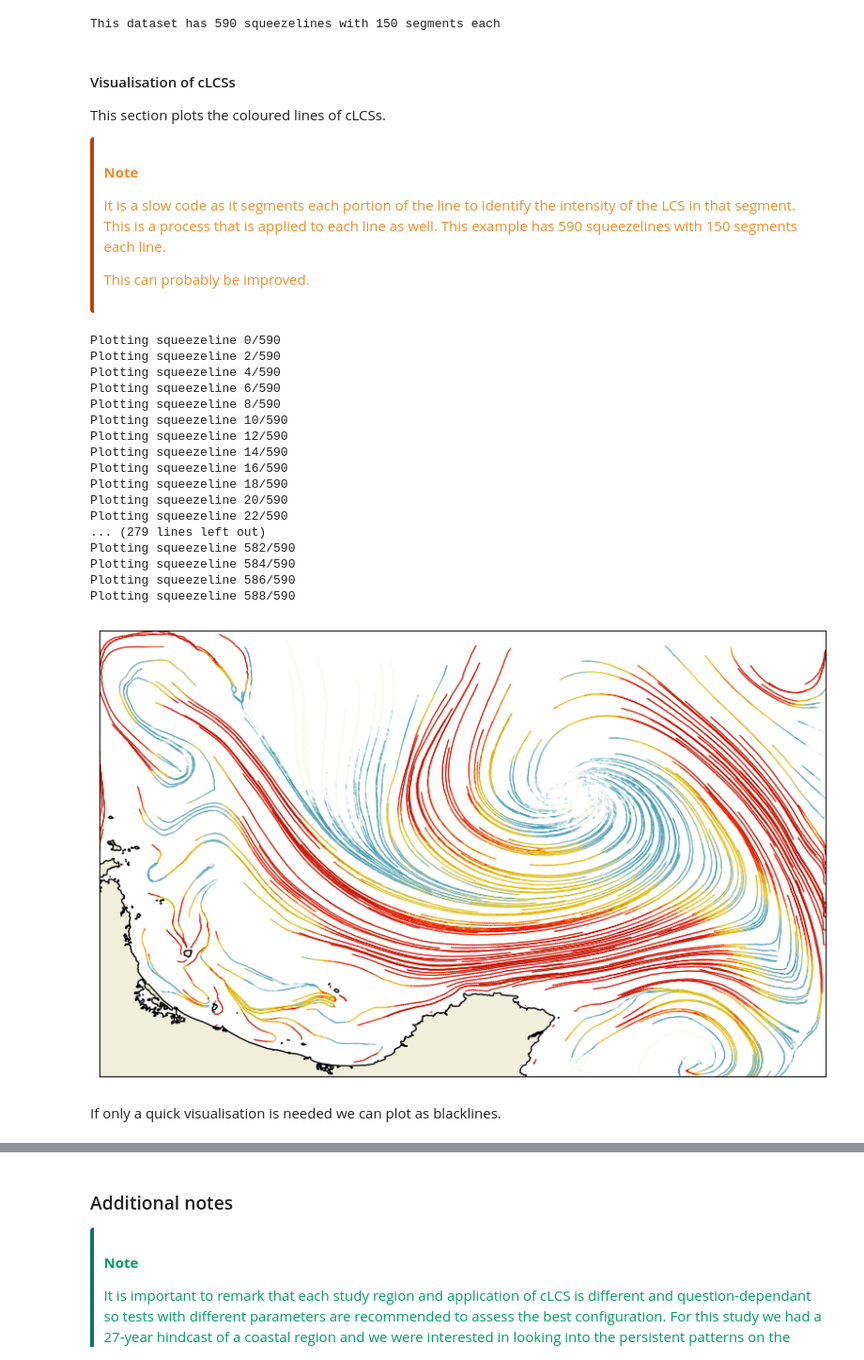
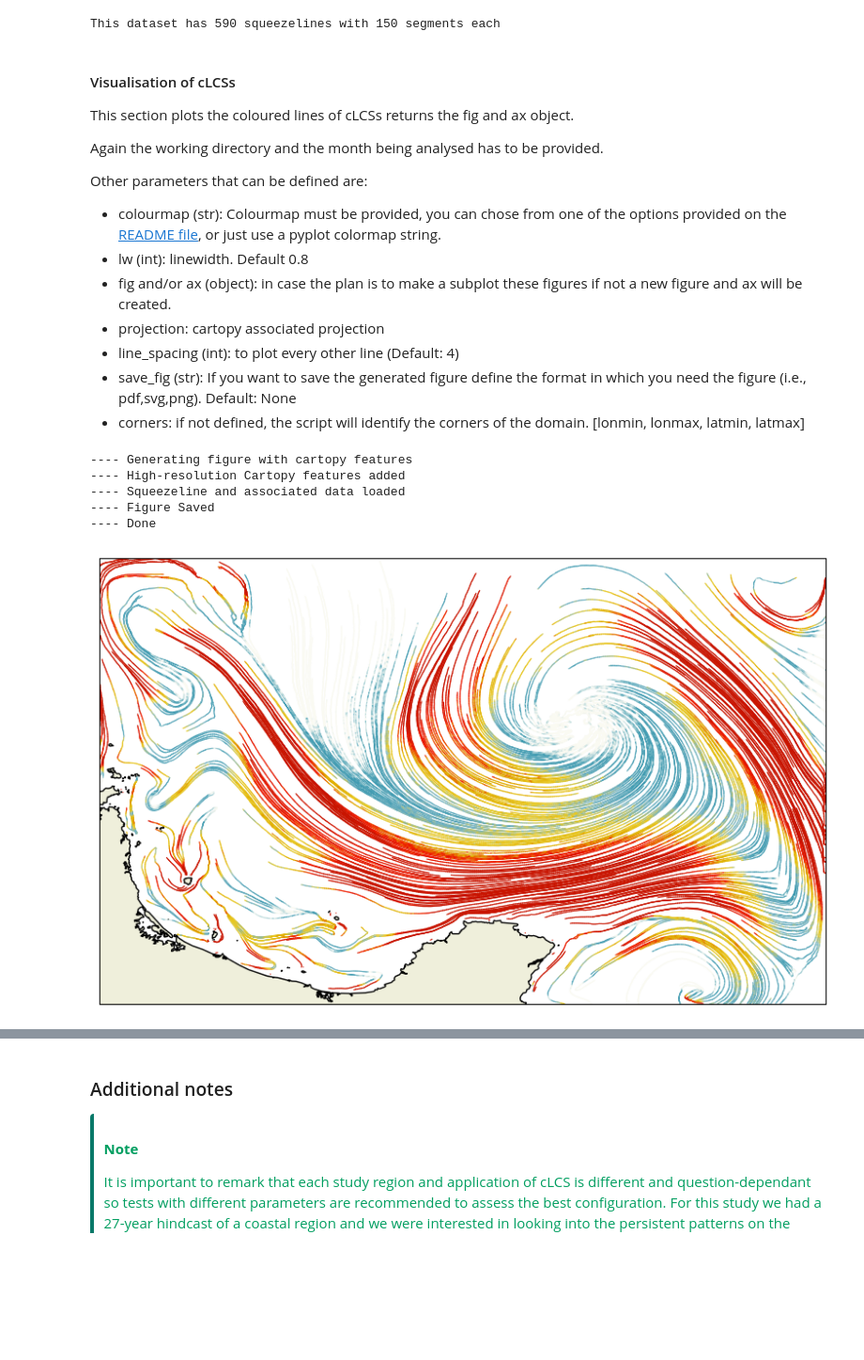
Before and after one commit to MireyaMMO/cLCS, a Jupyter notebook: examples/01_cLCS_complete_run.ipynb, the cells around one changed output, grey strips where cells are left out. Shown at 94% size. Cells and saved outputs as stored; diff of their text form; code cells hidden in the pictures; blank space fills up the shorter version.

Commit message:
Optimization of plotting

```diff
--- a/examples/01_cLCS_complete_run.ipynb
+++ b/examples/01_cLCS_complete_run.ipynb
@@ -186,8 +186,20 @@ This dataset has 590 squeezelines with 150 segments each
 # %% [markdown]
 #### Visualisation of cLCSs
 
-This section plots the coloured lines of cLCSs.
-<div class="warning" style='padding:0.1em; background-color:#FFFFFF; color:#F28C28; border-left: solid #C04000 4px; border-radius: 4px; padding:0.7em;'>
+This section plots the coloured lines of cLCSs returns the fig and ax object.
+
+Again the working directory and the month being analysed has to be provided.
+
+Other parameters that can be defined are:
+- colourmap (str): Colourmap must be provided, you can chose from one of the options provided on the [README file](https://github.com/MireyaMMO/cLCS/blob/main/README.md#additional-info), or just use a pyplot colormap string.
+- lw (int): linewidth. Default 0.8
+- fig and/or ax (object): in case the plan is to make a subplot these figures if not a new figure and ax will be created.
+- projection: cartopy associated projection
+- line_spacing (int): to plot every other line (Default: 4)
+- save_fig (str): If you want to save the generated figure define the format in which you need the figure (i.e., pdf,svg,png). Default: None
+- corners: if not defined, the script will identify the corners of the domain. [lonmin, lonmax, latmin, latmax]
+
+<!-- <div class="warning" style='padding:0.1em; background-color:#FFFFFF; color:#F28C28; border-left: solid #C04000 4px; border-radius: 4px; padding:0.7em;'>
 <span>
 <p style='margin-top:1em; text-align:rigth; margin-left:1em'>
 <b>Note</b></p>
@@ -199,37 +211,24 @@ This can probably be improved.
 </p>
 <p style='margin-bottom:1em; margin-right:1em; text-align:right; font-family:Georgia'>
 </p></span>
-</div>
+</div> -->
 # %%
 from cLCS.plotting_cLCS import *
 
-fig = cLCSrho_cartopy(
+fig, ax = cLCSrho_cartopy_colour(
     dirr,
     month,
     colourmap="Zissou",
     fig=None,
     ax=None,
     projection=ccrs.PlateCarree(central_longitude=180),
-    line_spacing=2,
+    line_spacing=1,
+    save_fig="png",
 )
 # %% [output]
-Plotting squeezeline 0/590
-Plotting squeezeline 2/590
-Plotting squeezeline 4/590
-Plotting squeezeline 6/590
-Plotting squeezeline 8/590
-Plotting squeezeline 10/590
-Plotting squeezeline 12/590
-Plotting squeezeline 14/590
-Plotting squeezeline 16/590
-Plotting squeezeline 18/590
-Plotting squeezeline 20/590
-Plotting squeezeline 22/590
-... (279 lines left out)
-Plotting squeezeline 582/590
-Plotting squeezeline 584/590
-Plotting squeezeline 586/590
-Plotting squeezeline 588/590
+---- Generating figure with cartopy features
+---- High-resolution Cartopy features added
+---- Squeezeline and associated data loaded
+---- Figure Saved
+---- Done
-[figure, old version]
+[figure, new version]
-# %% [markdown]
-If only a quick visualisation is needed we can plot as blacklines.
```
Also changed, not shown: parts of 5 cells of this notebook, 5 other files.
